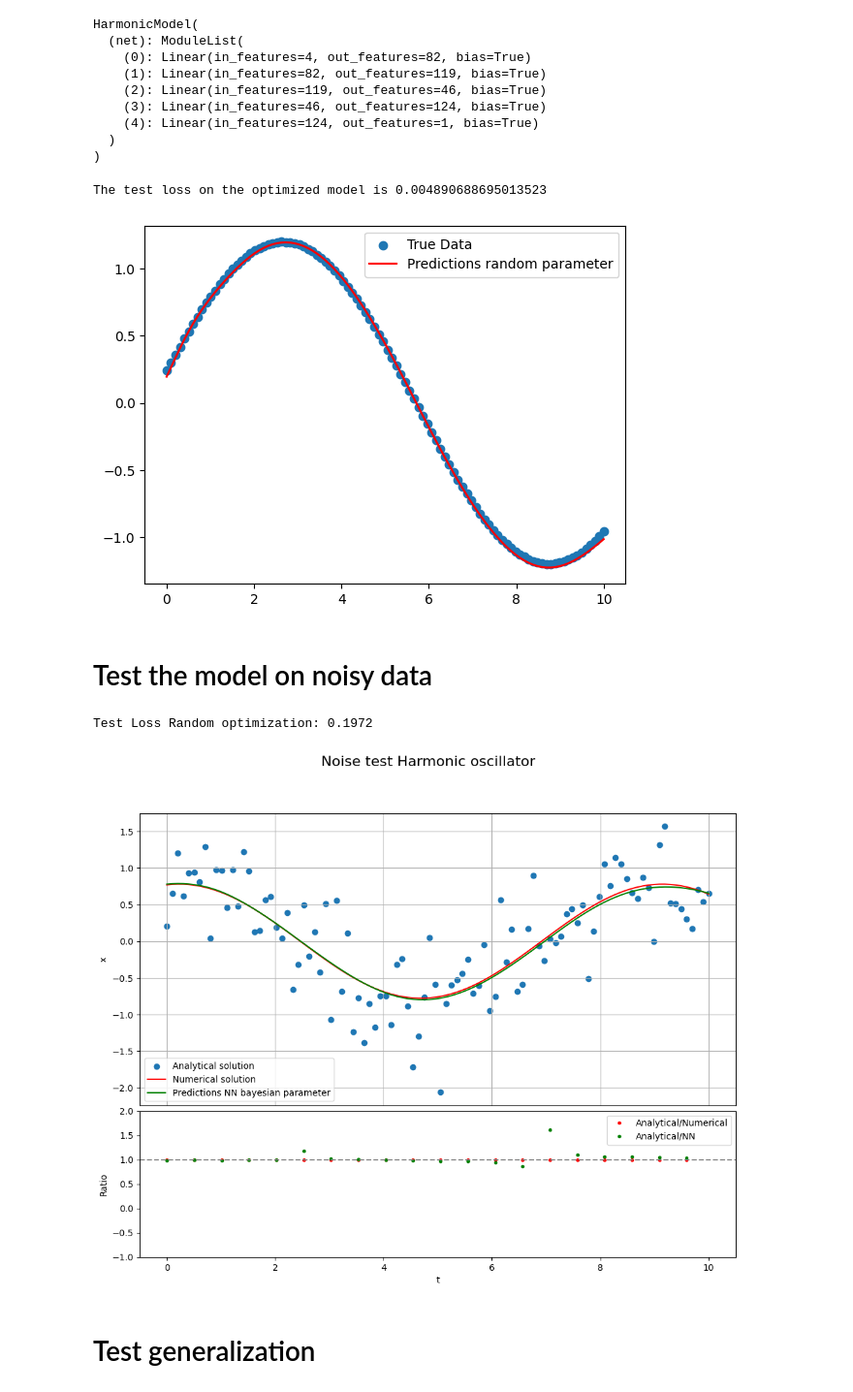
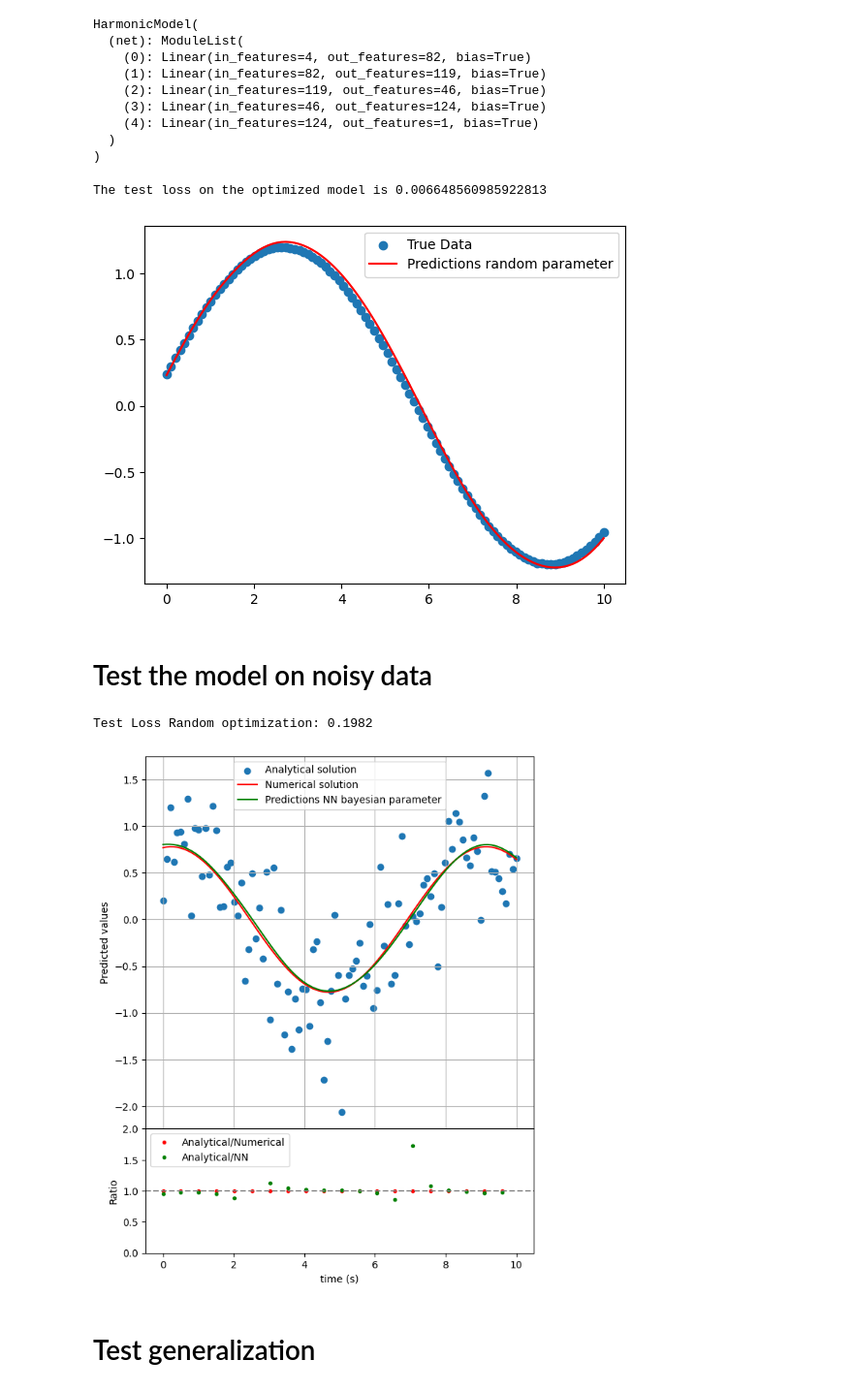
Before and after one commit to gvansan/Machine-learning-project, a Jupyter notebook: Harmonic Oscillator.ipynb, the cells around one changed output. Shown at 97% size. Cells and saved outputs as stored; diff of their text form; code cells hidden in the pictures.

Commit message:
Changed from validation to only training and test set

```diff
--- a/Harmonic Oscillator.ipynb
+++ b/Harmonic Oscillator.ipynb
@@ -53,14 +49,14 @@ n_step = 100 #number of steps to train the data (number of initial conditions)
 n_data = 1000 #number of data per step (per initial condition, this number of datapoints to train, validate, test data)
 
 #validation set will be used to choose hyperparameters, decide when to stop training, compare multiple models fairly and detect overfitting
-train, validation, test = create_trainig_validation_test_set(harmonic_osc,
-                                                             t_span=t_span,
-                                                             n_steps=n_step,
-                                                             n_data=n_data,
-                                                             coeff_valtest=[0.699, 0.001, 0.3],
-                                                             method="RK45",
-                                                             device=device,
-                                                             seed=0)
+train, test = create_trainig_test_set(harmonic_osc,
+                                      t_span=t_span,
+                                      n_steps=n_step,
+                                      n_data=n_data,
+                                      coeff_test=0.3,
+                                      method="RK45",
+                                      device=device,
+                                      seed=0)
 # %%
 class HarmonicModel(nn.Module):
     def __init__(self, n_in, hidden_sizes, activation):
@@ -90,7 +86,7 @@ class HarmonicModel(nn.Module):
                 x = self.activation(layer(x))
         return self.net[-1](x)
 # %%
-def loss_harmonic(y_pred, y_exp, x_00, x_01, t, k, N_f):
+def loss_harmonic(y_pred, y_exp):
     mse_y = torch.mean((y_pred - y_exp)**2)
 
     return mse_y
@@ -102,14 +98,9 @@ def train_harmonic(model, lr, epochs, data):
     X = data["X"]
     y_exp = data["y_tensor"][0:, 0:, 0].to(device)
 
-    t = X[0:, 0:, 3]
-    k = X[0:, 0:, 0]
-    x_00 = X[0:, 0:, 1]
-    x_01 = X[0:, 0:, 2]
-
     for epoch in range(epochs):
         y_pred = model(X).squeeze(-1)
-        loss = loss_harmonic(y_pred, y_exp, x_00, x_01, t, k, N_f=1000)
+        loss = loss_harmonic(y_pred, y_exp)
         optimizer.zero_grad()
         loss.backward()
         optimizer.step()
@@ -127,14 +118,9 @@ def evaluate_harmonic(model, data):
     X_val = data["X"].to(device)
     y_val = data["y_tensor"][:, :, 0].to(device)
 
-    t = X_val[:, :, 3]
-    k = X_val[:, :, 0]
-    x_00 = X_val[:, :, 1]
-    x_01 = X_val[:, :, 2]
-
     with torch.no_grad():
         y_pred = model(X_val).squeeze(-1)
-        loss = loss_harmonic(y_pred, y_val, x_00, x_01, t, k, N_f=1000)
+        loss = loss_harmonic(y_pred, y_val)
 
     return loss.item()
 # %% [markdown]
@@ -421,7 +407,7 @@ HarmonicModel(
 loss_opt = evaluate_harmonic(best_model, data=test)
 print(f"The test loss on the optimized model is {loss_opt}")
 # %% [output]
-The test loss on the optimized model is 0.004890688695013523
+The test loss on the optimized model is 0.006648560985922813
 # %%
 #Look at performance on test data
 X = test["X"]
@@ -434,7 +420,7 @@ plt.plot(test["t_tensor"][n], y_pred_opt.cpu().detach()[n], color="red", label="
 plt.legend()
 plt.show()
 # %% [output]
-[figure, old version]
+[figure, new version]
 # %% [markdown]
 # Test the model on noisy data
 # %%
@@ -477,7 +463,7 @@ y_pred_noise = best_model(X).squeeze(-1)
 test_loss_bayes_noise = evaluate_harmonic(best_model, data=test_noise)
 print(f"Test Loss Random optimization: {test_loss_bayes_noise:.4f}")
 # %% [output]
-Test Loss Random optimization: 0.1972
+Test Loss Random optimization: 0.1982
 # %%
 n = 0
 
@@ -490,41 +476,39 @@ t_span = test_noise["t_tensor"][n][0], test_noise["t_tensor"][n][-1]
 w = test_noise["args_tensor"][n]
 
 diff = differential_equation_2_order
 sol = sp.integrate.solve_ivp(diff, t_span, y0, t_eval=test_noise["t_tensor"][n], method='RK45', args=(w))
 
 # Create figure with GridSpec
-fig = plt.figure(figsize=(12, 9))
-gs = fig.add_gridspec(2, 1, height_ratios=[2, 1], hspace=0.025)
+fig = plt.figure(figsize=(7, 9))
+gs = fig.add_gridspec(2, 1, height_ratios=[3, 1], hspace=0)
 
 #create ratios for lower plot
 slice = 5
 ratio_an_num = (test_no_noise["y_tensor"][n][0:, 0]/sol.y[0])[::slice]
 ratio_an_NN = (test_no_noise["y_tensor"][n][0:, 0]/y_pred_noise.cpu().detach()[n])[::slice]
 
 # Main plot
 ax_main = fig.add_subplot(gs[0])
 ax_main.scatter(test_noise["t_tensor"][n], test_noise["y_tensor"][n][0:, 0], label="Analytical solution") #analytical
 ax_main.plot(sol.t, sol.y[0], label='Numerical solution', color = 'red') #numerical
 ax_main.plot(test_noise["t_tensor"][n], y_pred_noise.cpu().detach()[n], color="green", label="Predictions NN bayesian parameter") #NN ML
-ax_main.set_ylabel('x')
+ax_main.set_ylabel('Predicted values')
 ax_main.legend()
 ax_main.grid(True)
 ax_main.tick_params(bottom=False)  # remove x-axis ticks for main plot
 
 # Ratio / comparison plot
 ax_ratio = fig.add_subplot(gs[1], sharex=ax_main)
 ax_ratio.plot(test_noise["t_tensor"][n][::slice], ratio_an_num, '.', label='Analytical/Numerical', color='red')
 ax_ratio.plot(test_noise["t_tensor"][n][::slice], ratio_an_NN, '.', label='Analytical/NN', color='green')
 ax_ratio.axhline(1, color='gray', linestyle='--')
-ax_ratio.set_xlabel('t')
+ax_ratio.set_xlabel('time (s)')
 ax_ratio.set_ylabel('Ratio')
-ax_ratio.set_ylim(-1, 2)
+ax_ratio.set_ylim(0, 2)
 ax_ratio.legend()
-
-fig.suptitle("Noise test Harmonic oscillator", fontsize=16)
 plt.show()
 # %% [output]
-[figure, old version]
+[figure, new version]
 # %% [markdown]
 # Test generalization
 # %%
```
Also changed, not shown: parts of 8 cells of this notebook, 2 other files.
